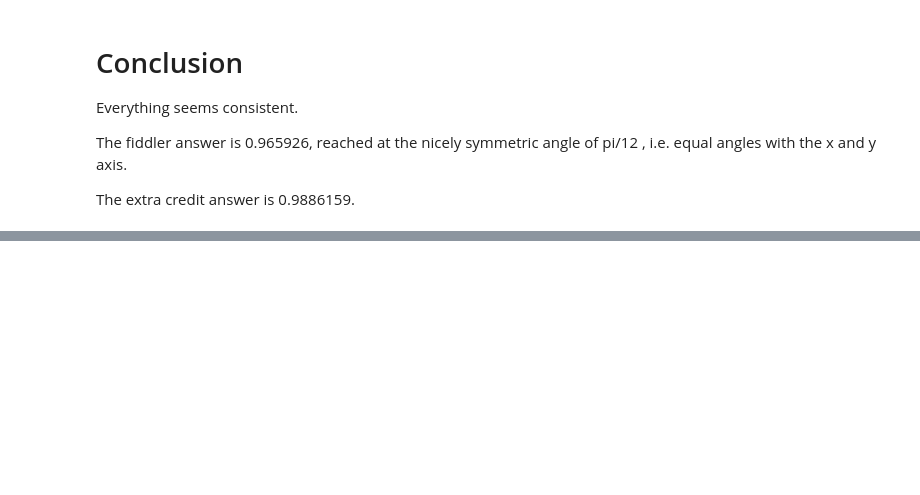
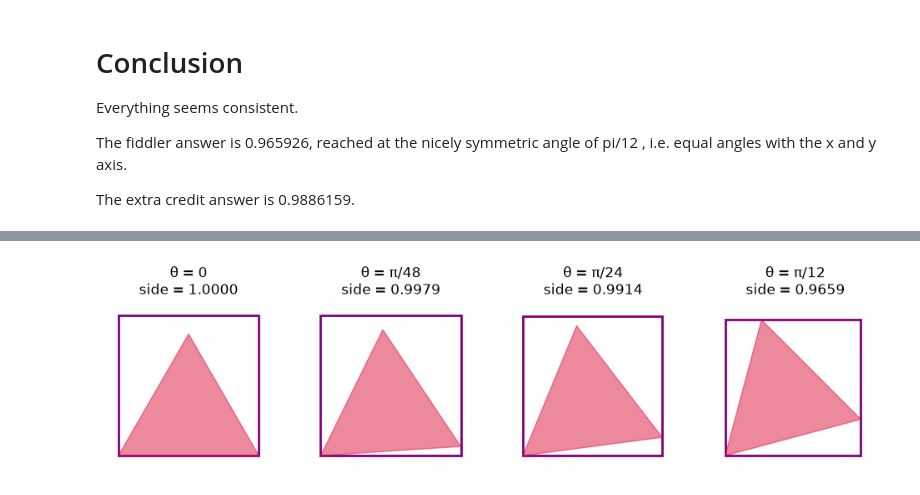
Before and after one commit to sgauria/Fiddler, a Jupyter notebook: Fiddler_2026_09_25.ipynb, the cells around one changed output, grey strips where cells are left out. Drawn from its saved outputs; the diff is of its cells as text; code cells hidden in the pictures; blank space fills up the shorter version.

```diff
--- a/Fiddler_2026_09_25.ipynb
+++ b/Fiddler_2026_09_25.ipynb
@@ -113,0 +148,29 @@ The extra credit answer is 0.9886159.
+# %%
+import numpy as np, matplotlib.pyplot as plt
+from matplotlib.patches import Polygon, Rectangle
+from math import pi, sin, cos
+
+def verts(theta):
+    return np.array([(0, 0),
+                     (cos(theta), sin(theta)),
+                     (cos(theta + pi/3), sin(theta + pi/3))])
+
+angles = [0, pi/48, pi/24, pi/12]
+labels = ["0", "π/48", "π/24", "π/12"]
+
+fig, axes = plt.subplots(1, len(angles), figsize=(12, 3.5))
+for ax, th, lab in zip(axes, angles, labels):
+    v = verts(th)
+    xmin, ymin = v.min(axis=0)
+    xspan, yspan = v.max(axis=0) - v.min(axis=0)
+    side = max(xspan, yspan)
+
+    # Square anchored at the min corner; any placement that contains the triangle works
+    ax.add_patch(Rectangle((xmin, ymin), side, side, fill=False, ec="purple", lw=2))
+    ax.add_patch(Polygon(v, closed=True, fc="crimson", alpha=0.5, ec="crimson"))
+    ax.set_xlim(-0.1, 1.1); ax.set_ylim(-0.1, 1.1)
+    ax.set_aspect("equal"); ax.axis("off")
+    ax.set_title(f"θ = {lab}\nside = {side:.4f}")
+plt.show()
+# %% [output]
+[figure, added]
```
Also changed, not shown: parts of 4 cells of this notebook, 1 other file.
